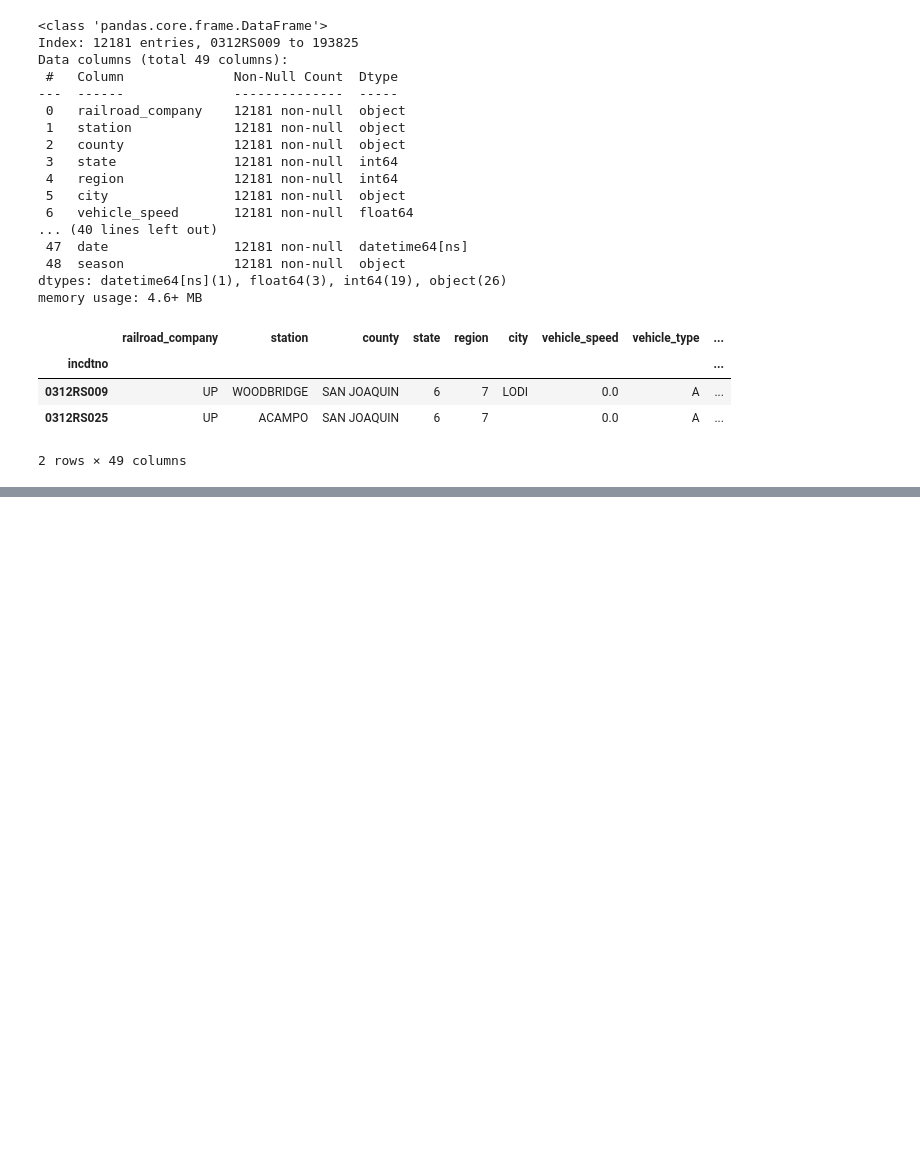
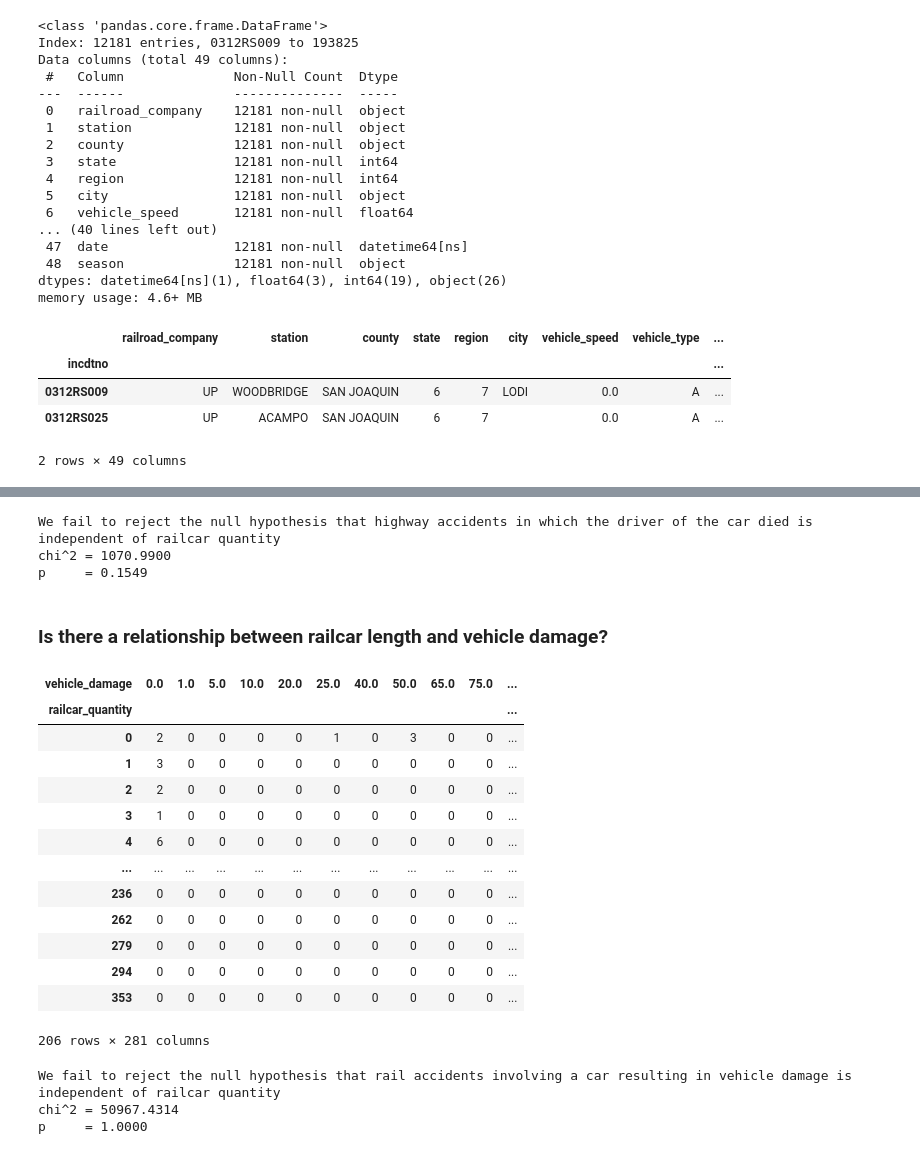
Before and after one commit to OTR-Capstone/Off_The_Rails, a Jupyter notebook: Steve_Stuff/workbench.ipynb, the cells around one changed output, grey strips where cells are left out. Drawn from its saved outputs; the diff is of its cells as text; code cells hidden in the pictures; blank space fills up the shorter version.

```diff
--- a/Steve_Stuff/workbench.ipynb
+++ b/Steve_Stuff/workbench.ipynb
@@ -315,0 +321,3 @@ hwy_df.head(2)
+# %%
+#Split the Data
+train, validate, X_train, y_train, X_validate, y_validate, X_test, y_test = preprocessing.train_validate_test(hwy_df, 'railroad_company')
@@ -315,0 +357,17 @@ hwy_df.head(2)
+# %%
+null_hypothesis = "rail accidents involving a car resulting in driver death is independent of railcar quantity"
+
+if p < alpha:
+
+    print("We reject the hypothesis that", null_hypothesis)
+else:
+    print("We fail to reject the null hypothesis that", null_hypothesis)
+
+print(f'chi^2 = {chi2:.4f}')
+print(f'p     = {p:.4f}')
+# %% [output]
+We fail to reject the null hypothesis that highway accidents in which the driver of the car died is independent of railcar quantity
+chi^2 = 1070.9900
+p     = 0.1549
+# %% [markdown]
+### Is there a relationship between railcar length and vehicle damage?
@@ -315,0 +377,19 @@ hwy_df.head(2)
+# %%
+# cross rail company vs driver fate
+observed = pd.crosstab(train.railcar_quantity, train.vehicle_damage)
+observed
+# %% [output]
+| vehicle_damage | 0.0 | 1.0 | 5.0 | 10.0 | 20.0 | 25.0 | 40.0 | 50.0 | 65.0 | 75.0 | ... |
+| railcar_quantity |  |  |  |  |  |  |  |  |  |  | ... |
+| 0 | 2 | 0 | 0 | 0 | 0 | 1 | 0 | 3 | 0 | 0 | ... |
+| 1 | 3 | 0 | 0 | 0 | 0 | 0 | 0 | 0 | 0 | 0 | ... |
+| 2 | 2 | 0 | 0 | 0 | 0 | 0 | 0 | 0 | 0 | 0 | ... |
+| 3 | 1 | 0 | 0 | 0 | 0 | 0 | 0 | 0 | 0 | 0 | ... |
+| 4 | 6 | 0 | 0 | 0 | 0 | 0 | 0 | 0 | 0 | 0 | ... |
+| ... | ... | ... | ... | ... | ... | ... | ... | ... | ... | ... | ... |
+| 236 | 0 | 0 | 0 | 0 | 0 | 0 | 0 | 0 | 0 | 0 | ... |
+| 262 | 0 | 0 | 0 | 0 | 0 | 0 | 0 | 0 | 0 | 0 | ... |
+| 279 | 0 | 0 | 0 | 0 | 0 | 0 | 0 | 0 | 0 | 0 | ... |
+| 294 | 0 | 0 | 0 | 0 | 0 | 0 | 0 | 0 | 0 | 0 | ... |
+| 353 | 0 | 0 | 0 | 0 | 0 | 0 | 0 | 0 | 0 | 0 | ... |
+206 rows × 281 columns
@@ -316,3 +399,18 @@ hwy_df.head(2)
+# %%
+null_hypothesis = "rail accidents involving a car resulting in vehicle damage is independent of railcar quantity"
+
+if p < alpha:
+
+    print("We reject the hypothesis that", null_hypothesis)
+else:
+    print("We fail to reject the null hypothesis that", null_hypothesis)
+
+print(f'chi^2 = {chi2:.4f}')
+print(f'p     = {p:.4f}')
+# %% [output]
+We fail to reject the null hypothesis that rail accidents involving a car resulting in vehicle damage is independent of railcar quantity
+chi^2 = 50967.4314
+p     = 1.0000
 # %%
 equip_df = acquire.get_equiprail()
 # %%
```
Also changed, not shown: parts of 13 cells of this notebook.
